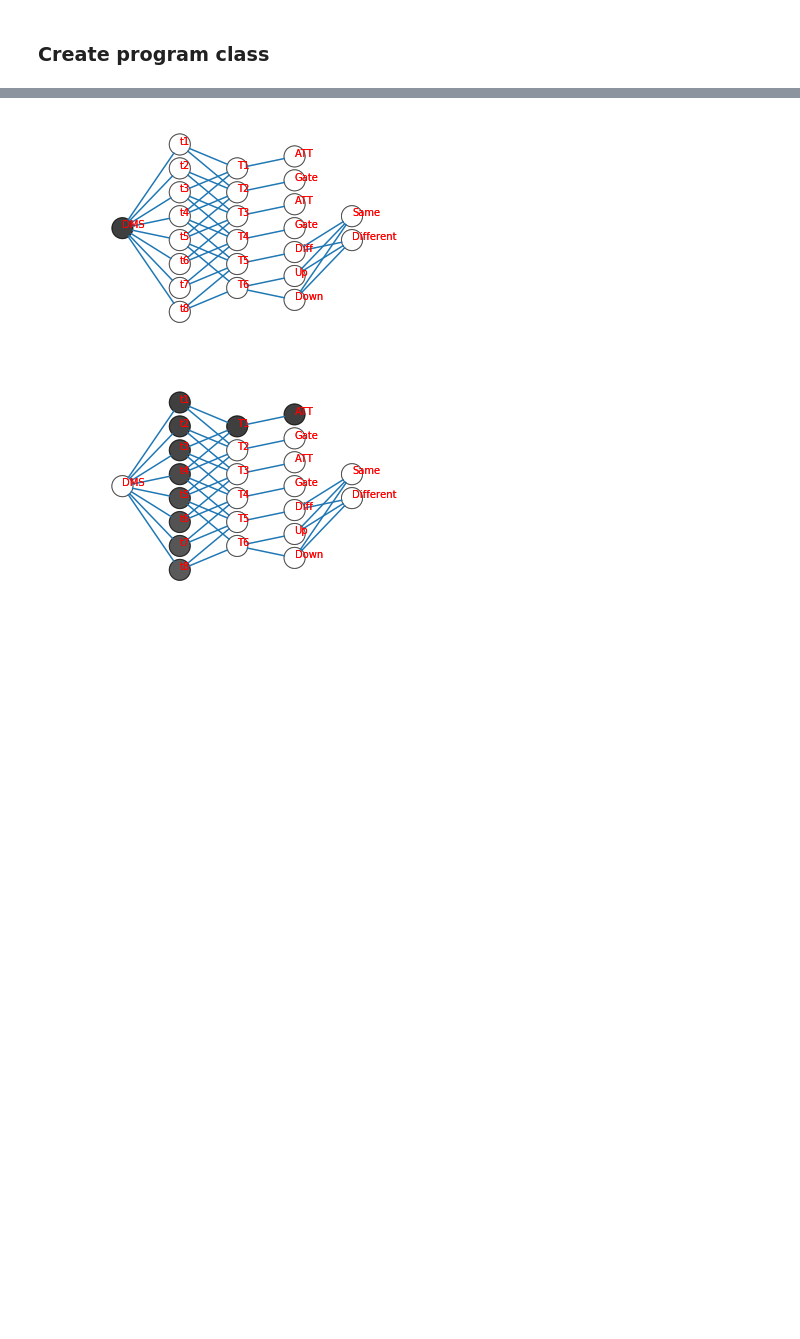
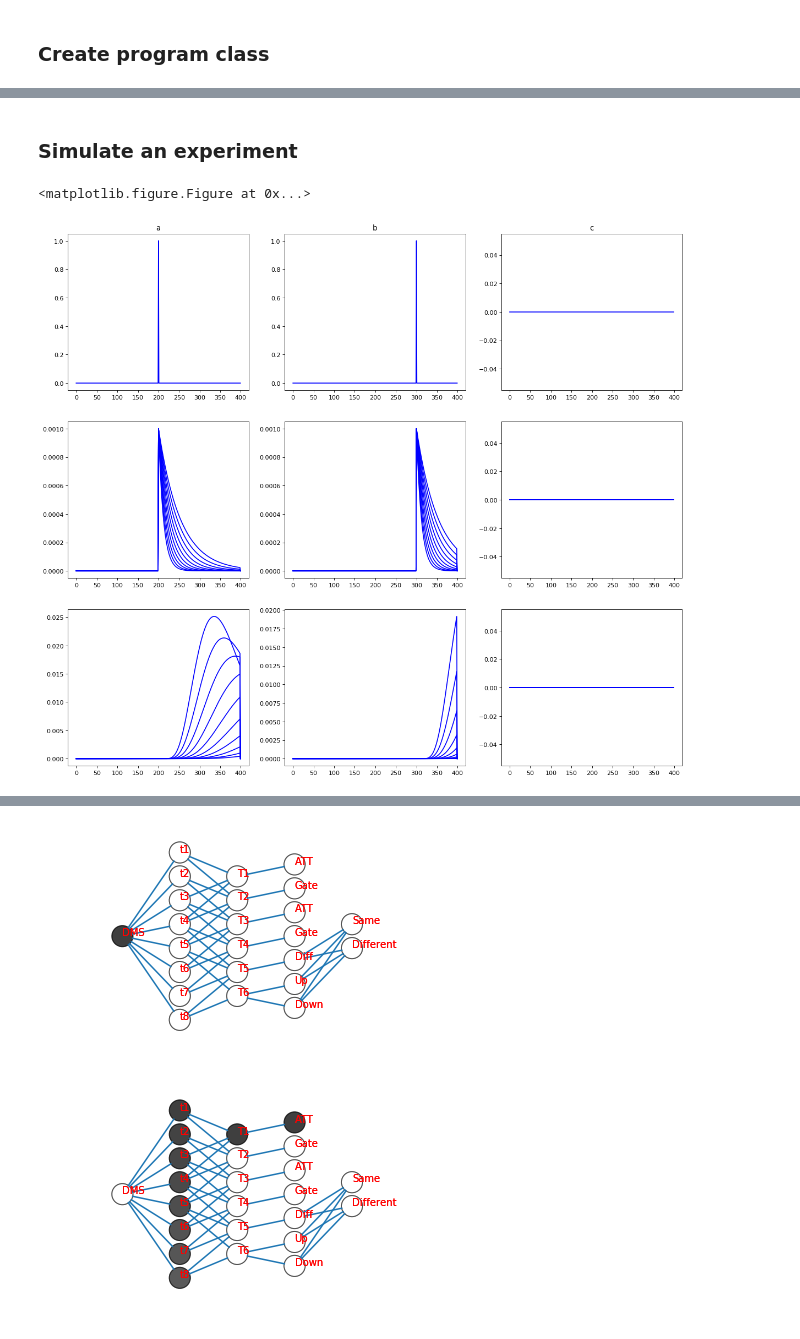
Before and after one commit to viipp/symbolic_processing, a Jupyter notebook: ssn.ipynb, the cells around one changed output, grey strips where cells are left out. Cells and saved outputs as stored; diff of their text form; code cells hidden in the pictures; blank space fills up the shorter version.

Commit message:
working example of how a program is structure and run

```diff
--- a/ssn.ipynb
+++ b/ssn.ipynb
@@ -203,0 +182,79 @@ _ = pl.plot(tmp.T[tmp.k:-tmp.k,:].T)
+# %%
+%matplotlib inline
+#%matplotlib notebook
+pl.ion()
+
+def plot_inputs():
+    for idx, name in enumerate(input_names):
+        _ = pl.subplot(len(input_names), 1, idx+1)
+        _ = pl.plot(inputs[input_names.index(name)].value, color='blue')
+
+def plot_memory():
+    k = inputs[0].support.k
+    for idx, name in enumerate(input_names):
+        _ = pl.subplot(len(input_names), 1, idx+1)
+        #_ = pl.scatter(time_index, inputs[input_names.index(name)].support.T[k:-k,time_index], color='blue')
+        _ = pl.plot(inputs[input_names.index(name)].support.T[k:-k,:].T, color='blue')
+
+
+def plot_inputs_memory():
+    fig = pl.figure(figsize=(18, 16), dpi= 80, facecolor='w', edgecolor='k')
+    k = inputs[0].support.k
+    for idx, name in enumerate(input_names):
+        ax = pl.subplot(3, len(input_names), idx+1)
+        ax.set_title(input_names[idx])
+        ax.plot(inputs[input_names.index(name)].value, color='blue')
+        ax = pl.subplot(3, len(input_names), idx+1+len(input_names))
+        ax.plot(inputs[input_names.index(name)].support.t[k:-k,:].T, color='blue')
+        ax = pl.subplot(3, len(input_names), idx+1+2*len(input_names))
+        ax.plot(inputs[input_names.index(name)].support.T[k:-k,:].T, color='blue')
+
+def plot_actions_memory():
+    fig = pl.figure(figsize=(18, 16), dpi= 80, facecolor='w', edgecolor='k')
+    k = inputs[0].support.k
+    for idx, name in enumerate(action_names):
+        ax = pl.subplot(3, len(action_names), idx+1)
+        ax.set_title(action_names[idx])
+        ax.plot(actions[action_names.index(name)].value, color='blue')
+        ax = pl.subplot(3, len(action_names), idx+1+len(action_names))
+        ax.plot(actions[action_names.index(name)].support.t[k:-k,:].T, color='blue')
+        ax = pl.subplot(3, len(action_names), idx+1+2*len(action_names))
+        ax.plot(actions[action_names.index(name)].support.T[k:-k,:].T, color='blue')
+# %% [markdown]
+### Simulate an experiment
+# %%
+Ns = len(inputs) # size of the input space
+
+dms = program.dms()
+
+#fig1 = pl.figure()
+#ax1 = fig1.add_subplot(111)
+#ax1.hold(True)
+#ax1.plot(x, y)
+
+pl.tight_layout()
+pl.ion()
+
+# zero all inputs
+#for name in input_names:
+#    inputs[input_names.index(name)].value = np.zeros(Nt)
+
+for time_index in range(Nt-1):
+    # add some inputs
+    if(time_index == 100): # for test purposes this is hard coded
+        dms.start(time_index)
+    if(time_index == 200):
+        inputs[input_names.index('a')].value[time_index] = 1
+    if(time_index == 300):
+        inputs[input_names.index('b')].value[time_index] = 1
+    # make memory decay for one time step
+    update_input_memory()
+    update_program_memory(dms.alpha)
+    # check if program memory activates node - since it runs backwards
+    check_program_memory()
+# %% [output]
+<matplotlib.figure.Figure at 0x...>
+# %%
+plot_inputs_memory()
+# %% [output]
+[figure, added]
```
Also changed, not shown: parts of 34 cells of this notebook.
